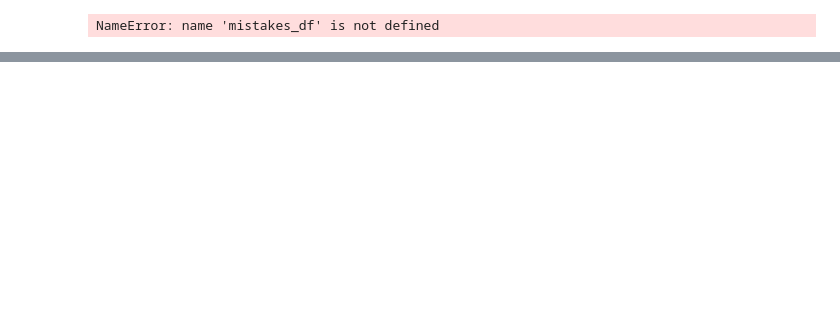
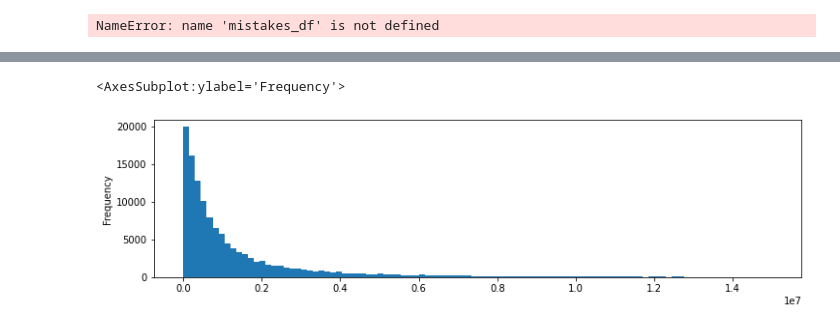
Before and after one commit to sfreagin/follow_the_money, a Jupyter notebook: SEC_API/4b_aggregating_SCTpay.ipynb, the cells around one changed output, grey strips where cells are left out. Saved outputs shown, nothing was run; the diff lists cells and outputs as text; code cells hidden in the pictures; blank space fills up the shorter version.

```diff
--- a/SEC_API/4b_aggregating_SCTpay.ipynb
+++ b/SEC_API/4b_aggregating_SCTpay.ipynb
@@ -110,0 +156,6 @@ starter_df.reset_index(inplace=True, drop=True)
+# %%
+plt.figure(figsize=(12,3))
+starter_df[(starter_df['stockAwards'] < 15000000) & (starter_df['stockAwards'] > 0)]['stockAwards'].plot.hist(bins=100)
+# %% [output]
+<AxesSubplot:ylabel='Frequency'>
+[figure, added]
```
Also changed, not shown: parts of 20 cells of this notebook, 42 other files.
